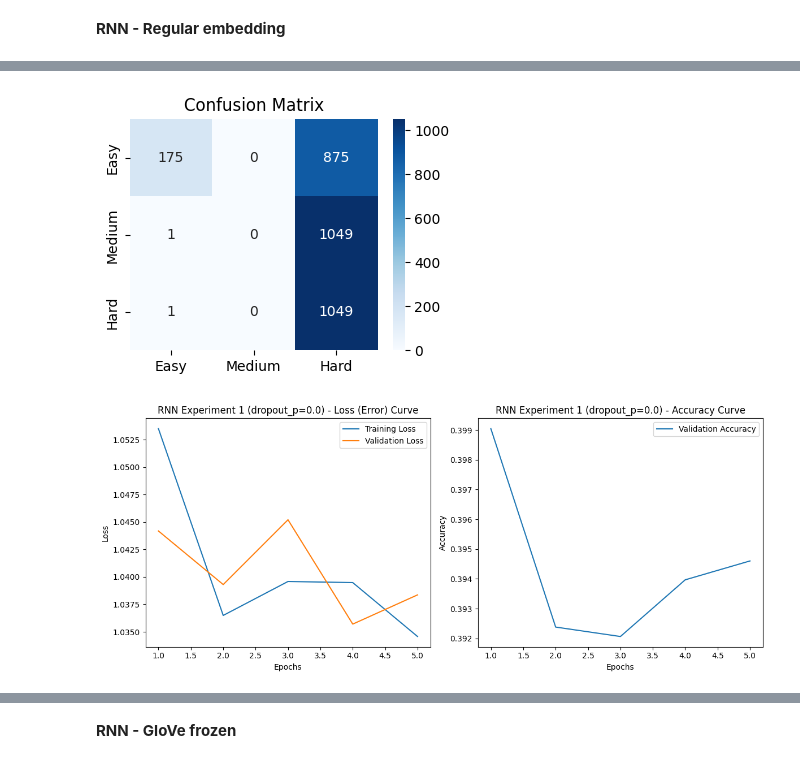
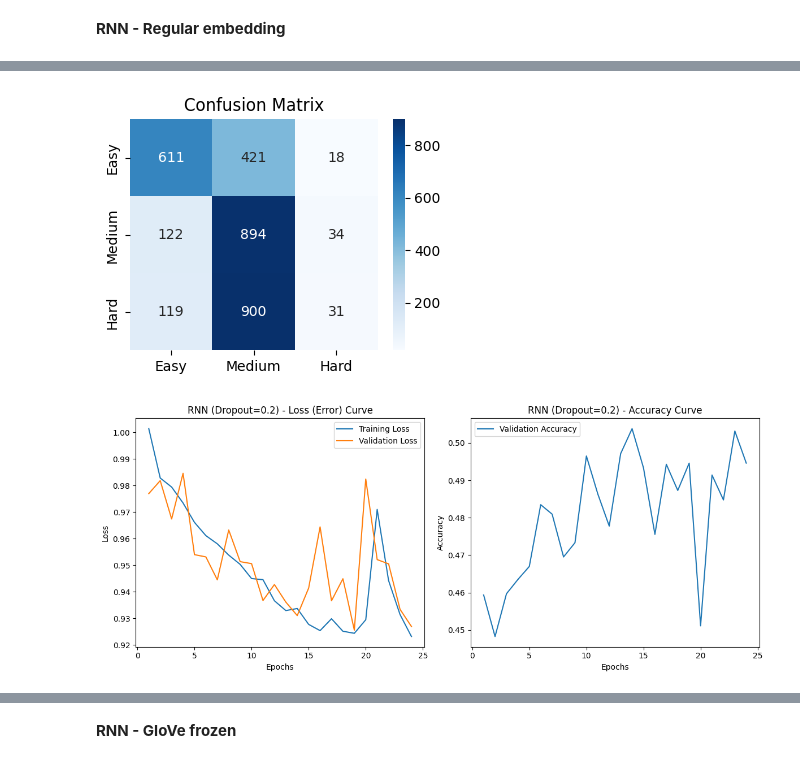
Before and after one commit to eliyahuav/NLP-project, a Jupyter notebook: PART5_Deep Learning for Text Classification.ipynb, the cells around one changed output, grey strips where cells are left out. Drawn from its saved outputs; the diff is of its cells as text; code cells hidden in the pictures.

```diff
--- a/PART5_Deep Learning for Text Classification.ipynb
+++ b/PART5_Deep Learning for Text Classification.ipynb
@@ -595,37 +635,40 @@ def plot_training_history(history, model_name="Model"):
 # %% [markdown]
 **RNN - Regular embedding**
 # %%
-#ניסוי 1 : RNN - Regular embedding
+# ==========================================
+# ניסוי מספר X: הגדרת פרמטרים (כאן את שולטת בשינויים)
+# ==========================================
+MODEL_TYPE = 'RNN'          # אפשרויות: 'RNN', 'LSTM'
+IS_BIDIRECTIONAL = False      # אפשרויות: True, False
+DROPOUT_P = 0.2              # ערך בין 0.0 ל-0.5
+LEARNING_RATE = 0.0005       # קצב למידה
+EPOCHS = 30                  # מספר איטרציות
+N_LAYERS = 1                 # מספר שכבות (אם > 1 ה-dropout הפנימי פועל)
 
-MODEL_TYPE = 'RNN'
-IS_BIDIRECTIONAL = False
-EMBED_MAT = None  # מאומן מאפס
-
-# =========================
-# שינוי #5: הוספת DROPOUT_P כדי לשלוט בניסוי
-# =========================
-DROPOUT_P = 0.0  # <-- ניסוי ללא Dropout (לניסוי עם Dropout: 0.2 למשל)
-
-# א. הגדרת המודל
-model_1 = FlexibleModel(
+# א. יצירת המודל עם הפרמטרים שנבחרו
+model_experiment = FlexibleModel(
     vocab_size=36543,
     embed_dim=100,
     hidden_dim=128,
     output_dim=3,
-    n_layers=1,
+    n_layers=N_LAYERS,
     model_type=MODEL_TYPE,
     bidirectional=IS_BIDIRECTIONAL,
-    embedding_matrix=EMBED_MAT,
-    dropout_p=DROPOUT_P  # <-- שינוי #6: זה הפרמטר שמכבה/מדליק בפועל
+    embedding_matrix=EMBED_MAT, # וודאי ש-EMBED_MAT מוגדר בתיבה קודמת
+    dropout_p=DROPOUT_P
 )
 
-# ב. אימון המודל
-print(f"מתחיל ניסוי: {MODEL_TYPE}, Bidirectional={IS_BIDIRECTIONAL}, Dropout_p={DROPOUT_P}")
-history_1 = run_experiment(model_1, train_loader, val_loader, epochs=5)
+# ב. הרצת האימון
+print(f"--- מריץ ניסוי: {MODEL_TYPE} | Bi={IS_BIDIRECTIONAL} | Dropout={DROPOUT_P} | LR={LEARNING_RATE} ---")
+history = run_experiment(
+    model_experiment,
+    train_loader,
+    val_loader,
+    epochs=EPOCHS,
+    lr=LEARNING_RATE
+)
 
-# ג. הערכת ביצועים
-print_evaluation_section_c(model_1, test_loader)
-
-# הדפסת הגרף של סעיף ב.2
-plot_training_history(history_1, model_name=f"{MODEL_TYPE} Experiment 1 (dropout_p={DROPOUT_P})")
+# ג. הצגת תוצאות
+print_evaluation_section_c(model_experiment, test_loader)
+plot_training_history(history, model_name=f"{MODEL_TYPE} (Dropout={DROPOUT_P})")
 # %% [output]
@@ -651,2 +692,2 @@ weighted avg       0.45      0.39      0.27      3150
-[figure, old version]
+[figure, new version]
-[figure, old version]
+[figure, new version]
```
Also changed, not shown: parts of 16 cells of this notebook.
